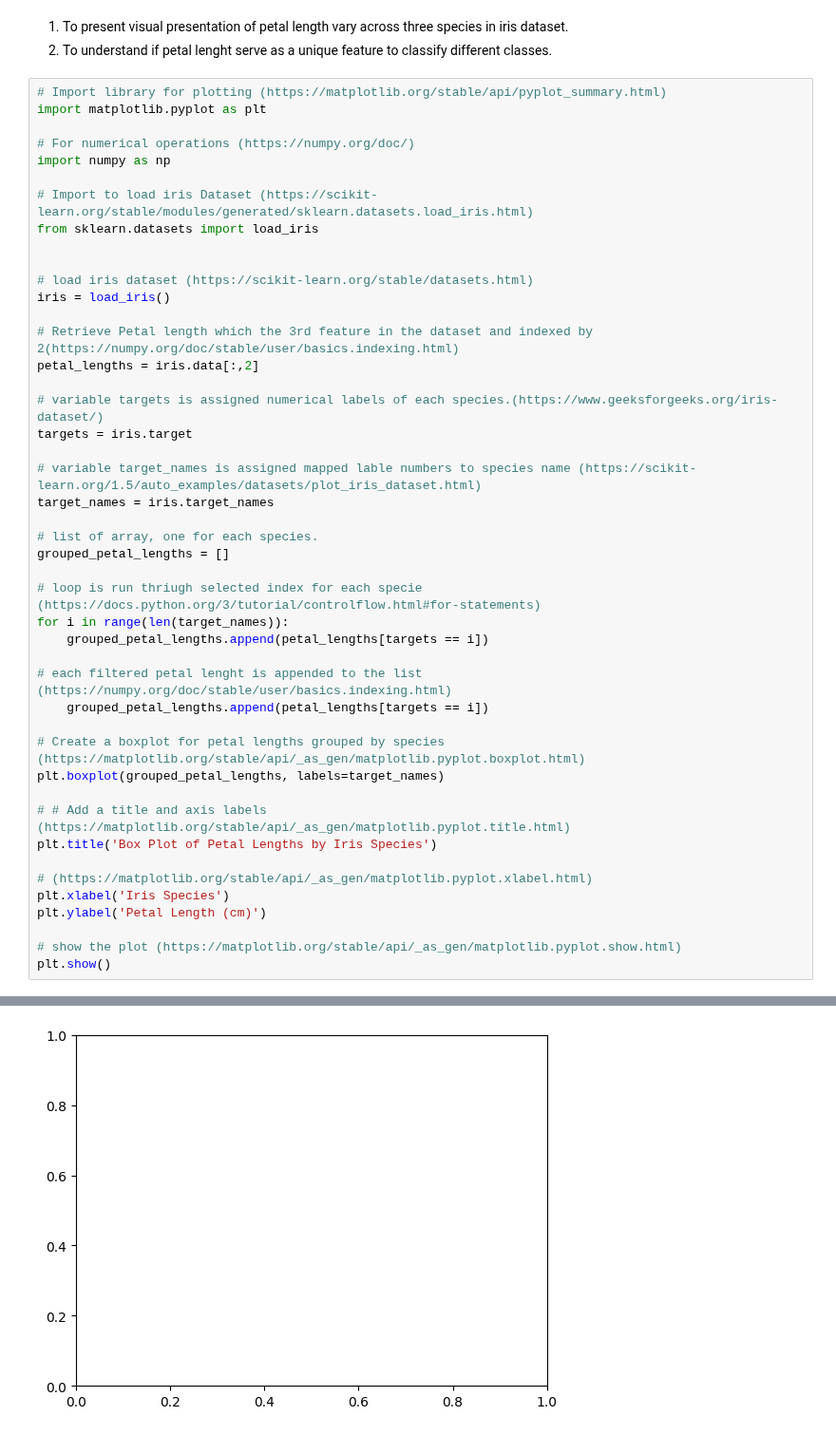
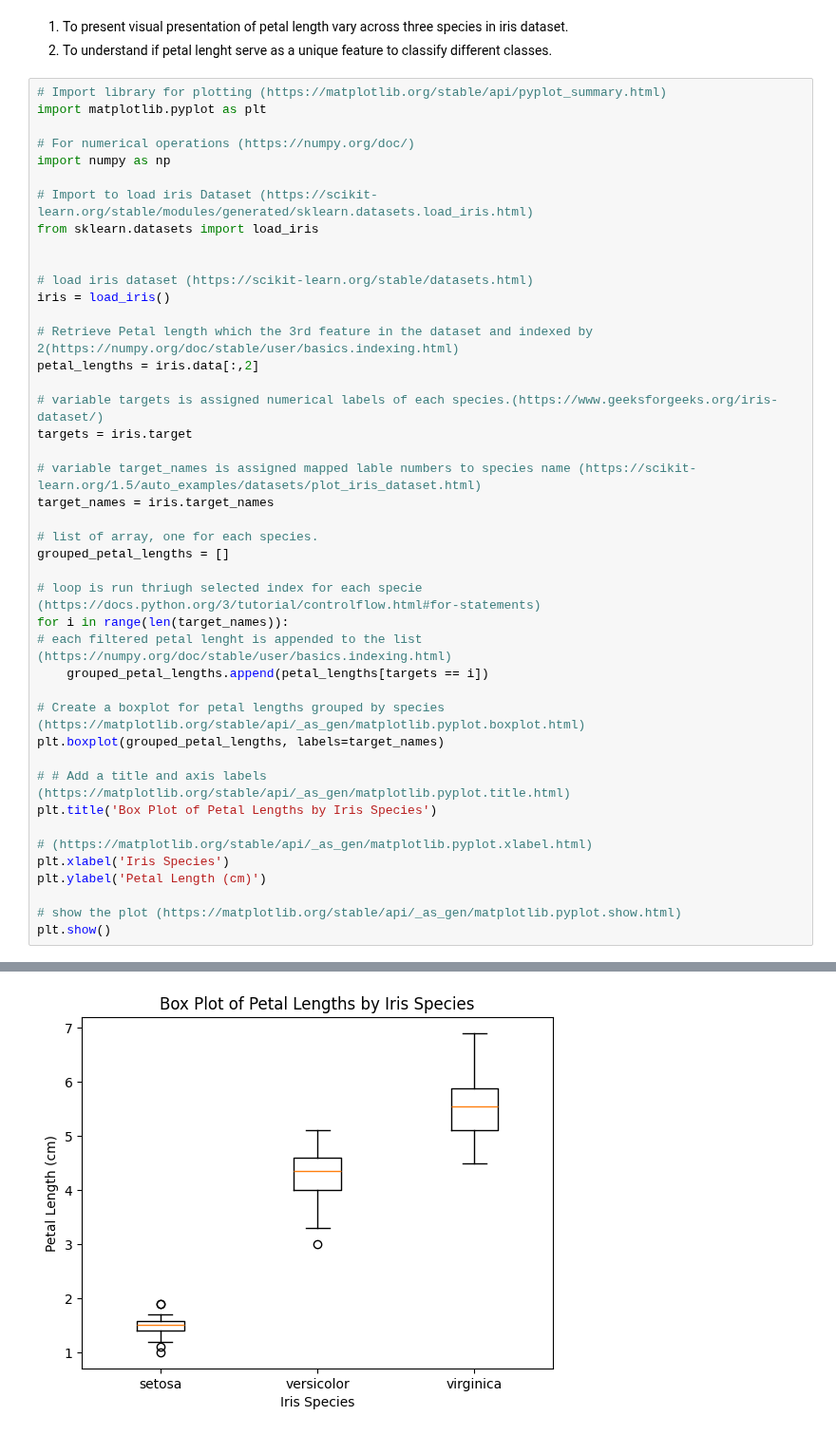
Before and after one commit to Pompi2503/principles-of-data-analyticss, a Jupyter notebook: tasks.ipynb, the cells around one changed output, grey strips where cells are left out. Shown at 95% size. Cells and saved outputs as stored; diff of their text form.

```diff
--- a/tasks.ipynb
+++ b/tasks.ipynb
@@ -384,8 +384,6 @@ grouped_petal_lengths = []
 
 # loop is run thriugh selected index for each specie  (https://docs.python.org/3/tutorial/controlflow.html#for-statements)
 for i in range(len(target_names)):
-    grouped_petal_lengths.append(petal_lengths[targets == i])
-
 # each filtered petal lenght is appended to the list (https://numpy.org/doc/stable/user/basics.indexing.html)
     grouped_petal_lengths.append(petal_lengths[targets == i])
 
@@ -406 +403 @@ ValueError: Dimensions of labels and X must be compatible
-[figure, old version]
+[figure, new version]
```
Also changed, not shown: parts of 1 cell of this notebook.
